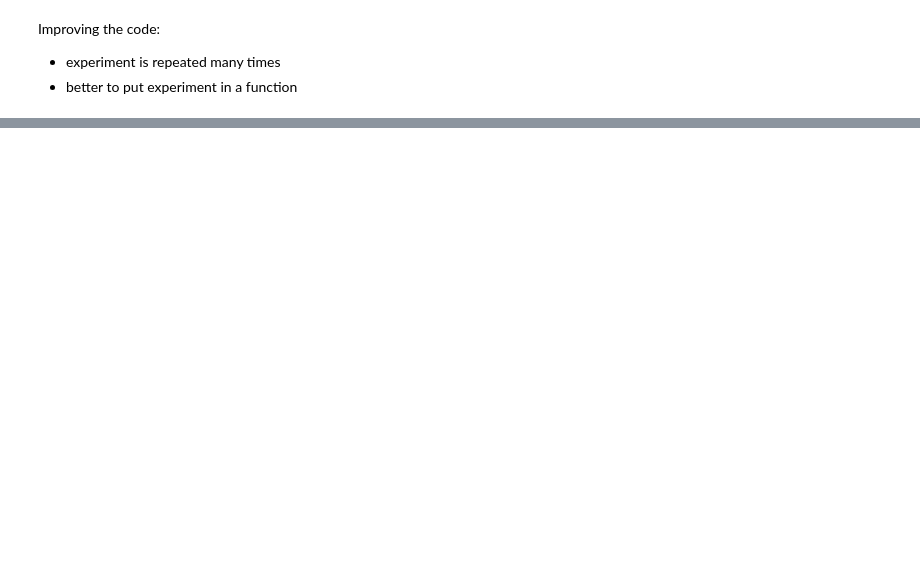
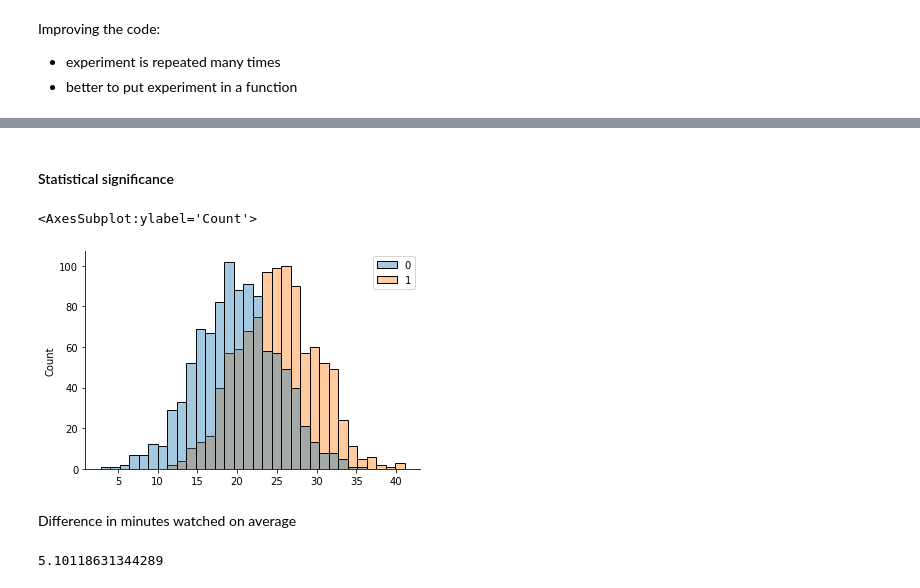
Before and after one commit to fredzett/Notebooks, a Jupyter notebook: Chapter_02_code.ipynb, the cells around one changed output, grey strips where cells are left out. Drawn from its saved outputs; the diff is of its cells as text; code cells hidden in the pictures; blank space fills up the shorter version.

```diff
--- a/Chapter_02_code.ipynb
+++ b/Chapter_02_code.ipynb
@@ -423,0 +468,21 @@ myhistplot(xbars, "My first plot")
+# %% [markdown]
+#### Statistical significance
+# %%
+# Simuluation of minutes watched before and after introducing feature
+n = 1_000
+min_before = stats.norm(20,5).rvs(n)
+min_after = stats.norm(25,5).rvs(n)
+min_delta = min_after - min_before
+
+
+sns.histplot([min_before, min_after], alpha=0.4)
+# %% [output]
+<AxesSubplot:ylabel='Count'>
+[figure, added]
+# %% [markdown]
+Difference in minutes watched on average
+# %%
+xbar = np.mean(min_delta)
+xbar
+# %% [output]
+5.10118631344289
```
Also changed, not shown: parts of 21 cells of this notebook.
